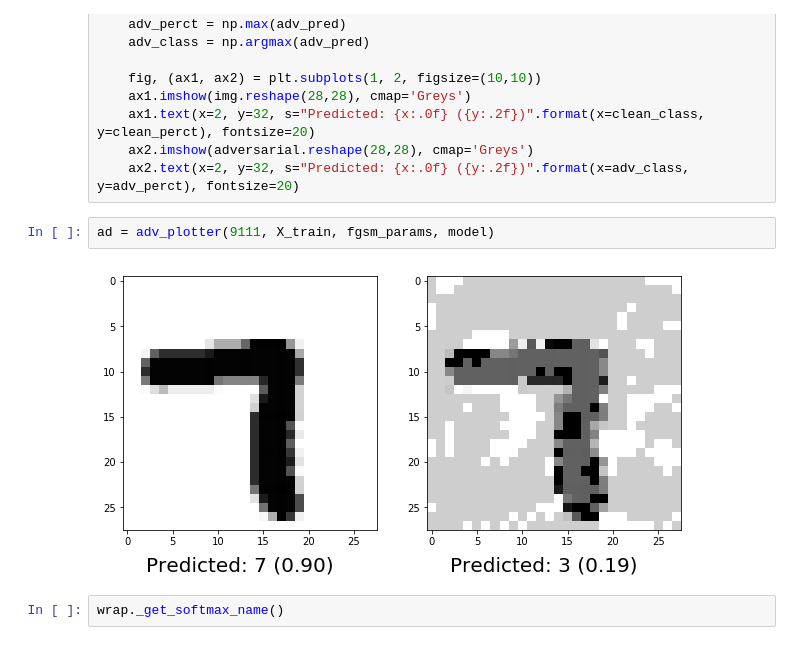
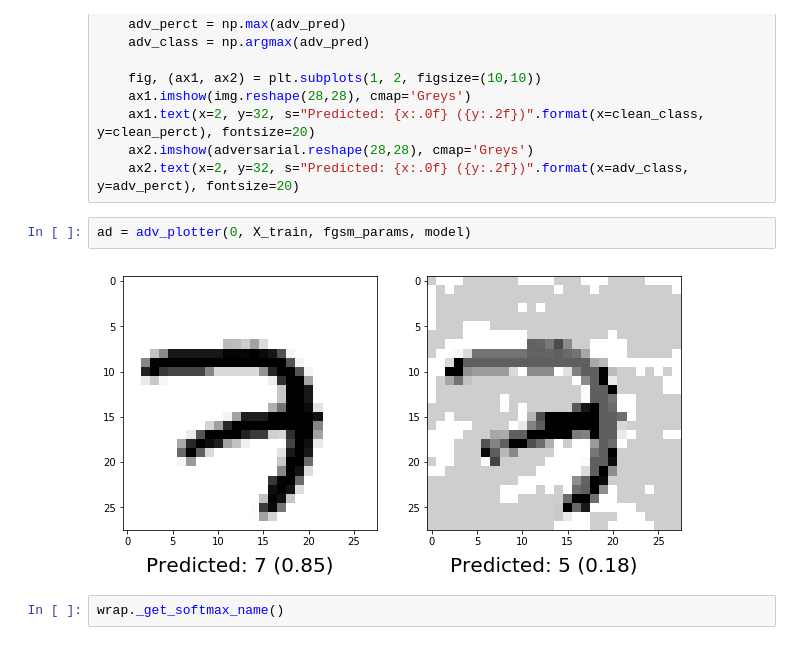
Before and after one commit to James-Brooke/ML_Projects, a Jupyter notebook: Evolution of neural networks robust to adversarial examples.ipynb, the cells around one changed output. Saved outputs shown, nothing was run; the diff lists cells and outputs as text.

```diff
--- a/Evolution of neural networks robust to adversarial examples.ipynb
+++ b/Evolution of neural networks robust to adversarial examples.ipynb
@@ -260,9 +261,9 @@ def adv_plotter(index, X_train, fgsm_params, model):
     ax2.imshow(adversarial.reshape(28,28), cmap='Greys')
     ax2.text(x=2, y=32, s="Predicted: {x:.0f} ({y:.2f})".format(x=adv_class, y=adv_perct), fontsize=20)
 # %%
-ad = adv_plotter(9111, X_train, fgsm_params, model)
+ad = adv_plotter(0, X_train, fgsm_params, model)
 # %% [output]
-[figure, old version]
+[figure, new version]
 # %%
 wrap._get_softmax_name()
 # %% [output]
```
Also changed, not shown: parts of 19 cells of this notebook.
